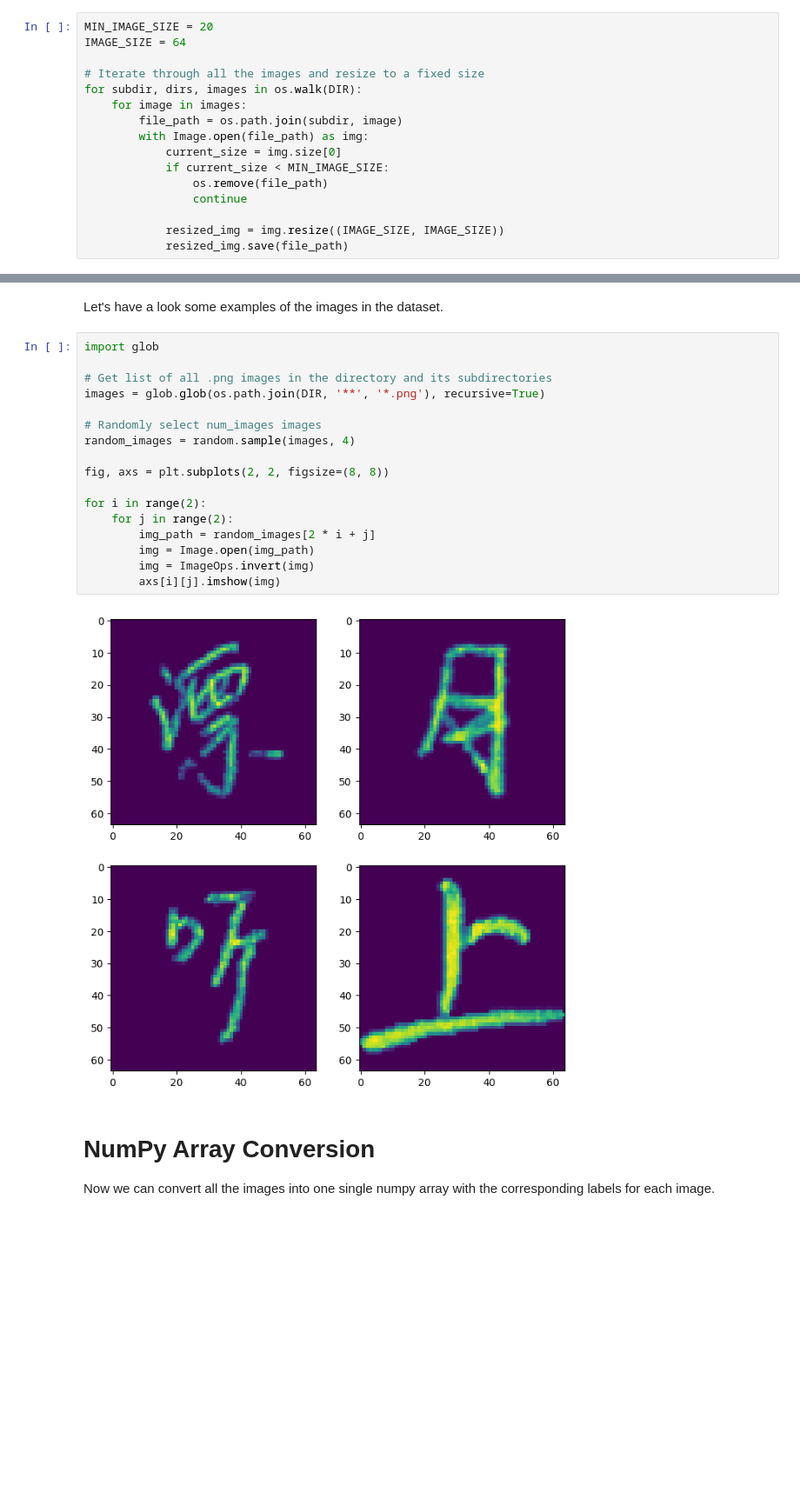
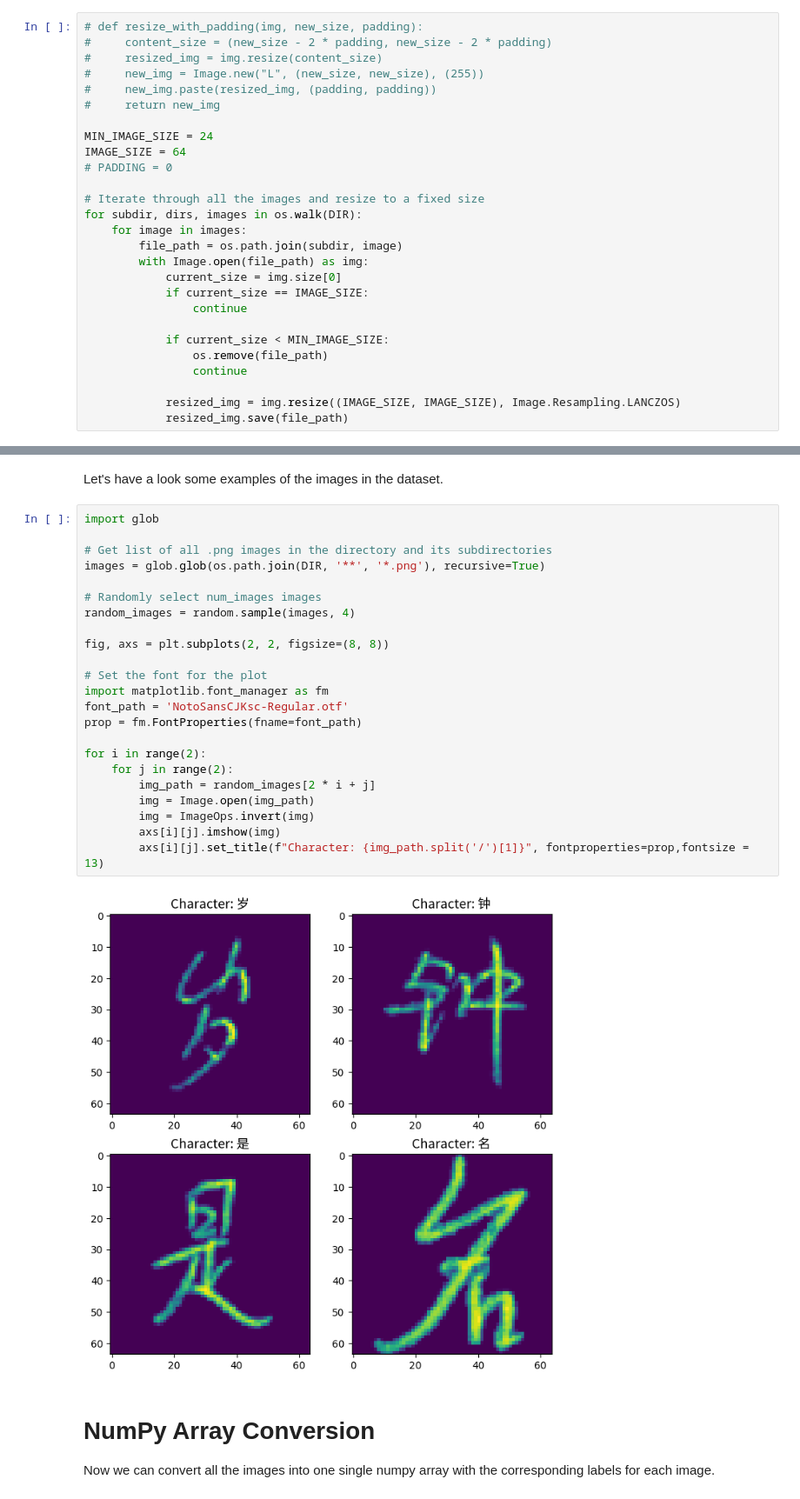
Before and after one commit to m-pluta/machine-learning, a Jupyter notebook: data_prep.ipynb, the cells around one changed output, grey strips where cells are left out. Shown at 87% size. Cells and saved outputs as stored; diff of their text form; blank space fills up the shorter version.

```diff
--- a/data_prep.ipynb
+++ b/data_prep.ipynb
@@ -159,8 +134,16 @@ max    748.000000
 # %% [markdown]
 As you can see from the graph, the images are not all the same size. This will cause issues when we try to train the model, so we need to resize all the images to the same size. Additionally one of the images is only 3x3 which is way too small to be useful, so we will enforce a minimum image size.
 # %%
-MIN_IMAGE_SIZE = 20
+# def resize_with_padding(img, new_size, padding):
+#     content_size = (new_size - 2 * padding, new_size - 2 * padding)
+#     resized_img = img.resize(content_size)
+#     new_img = Image.new("L", (new_size, new_size), (255))
+#     new_img.paste(resized_img, (padding, padding))
+#     return new_img
+
+MIN_IMAGE_SIZE = 24
 IMAGE_SIZE = 64
+# PADDING = 0
 
 # Iterate through all the images and resize to a fixed size
 for subdir, dirs, images in os.walk(DIR):
@@ -168,11 +151,14 @@ for subdir, dirs, images in os.walk(DIR):
         file_path = os.path.join(subdir, image)
         with Image.open(file_path) as img:
             current_size = img.size[0]
+            if current_size == IMAGE_SIZE:
+                continue
+
             if current_size < MIN_IMAGE_SIZE:
                 os.remove(file_path)
                 continue
 
-            resized_img = img.resize((IMAGE_SIZE, IMAGE_SIZE))
+            resized_img = img.resize((IMAGE_SIZE, IMAGE_SIZE), Image.Resampling.LANCZOS)
             resized_img.save(file_path)
 # %% [markdown]
 Now lets check how many images we have in each class and see how balanced the classes are.
@@ -224,22 +227,28 @@ Let's have a look some examples of the images in the dataset.
 # %%
 import glob
 
 # Get list of all .png images in the directory and its subdirectories
 images = glob.glob(os.path.join(DIR, '**', '*.png'), recursive=True)
 
 # Randomly select num_images images
 random_images = random.sample(images, 4)
 
 fig, axs = plt.subplots(2, 2, figsize=(8, 8))
 
+# Set the font for the plot
+import matplotlib.font_manager as fm
+font_path = 'NotoSansCJKsc-Regular.otf'
+prop = fm.FontProperties(fname=font_path)
+
 for i in range(2):
     for j in range(2):
         img_path = random_images[2 * i + j]
         img = Image.open(img_path)
         img = ImageOps.invert(img)
         axs[i][j].imshow(img)
+        axs[i][j].set_title(f"Character: {img_path.split('/')[1]}", fontproperties=prop,fontsize = 13)
 # %% [output]
-[figure, old version]
+[figure, new version]
 # %% [markdown]
 # NumPy Array Conversion
 
```
Also changed, not shown: parts of 8 cells of this notebook, 15 other files.
